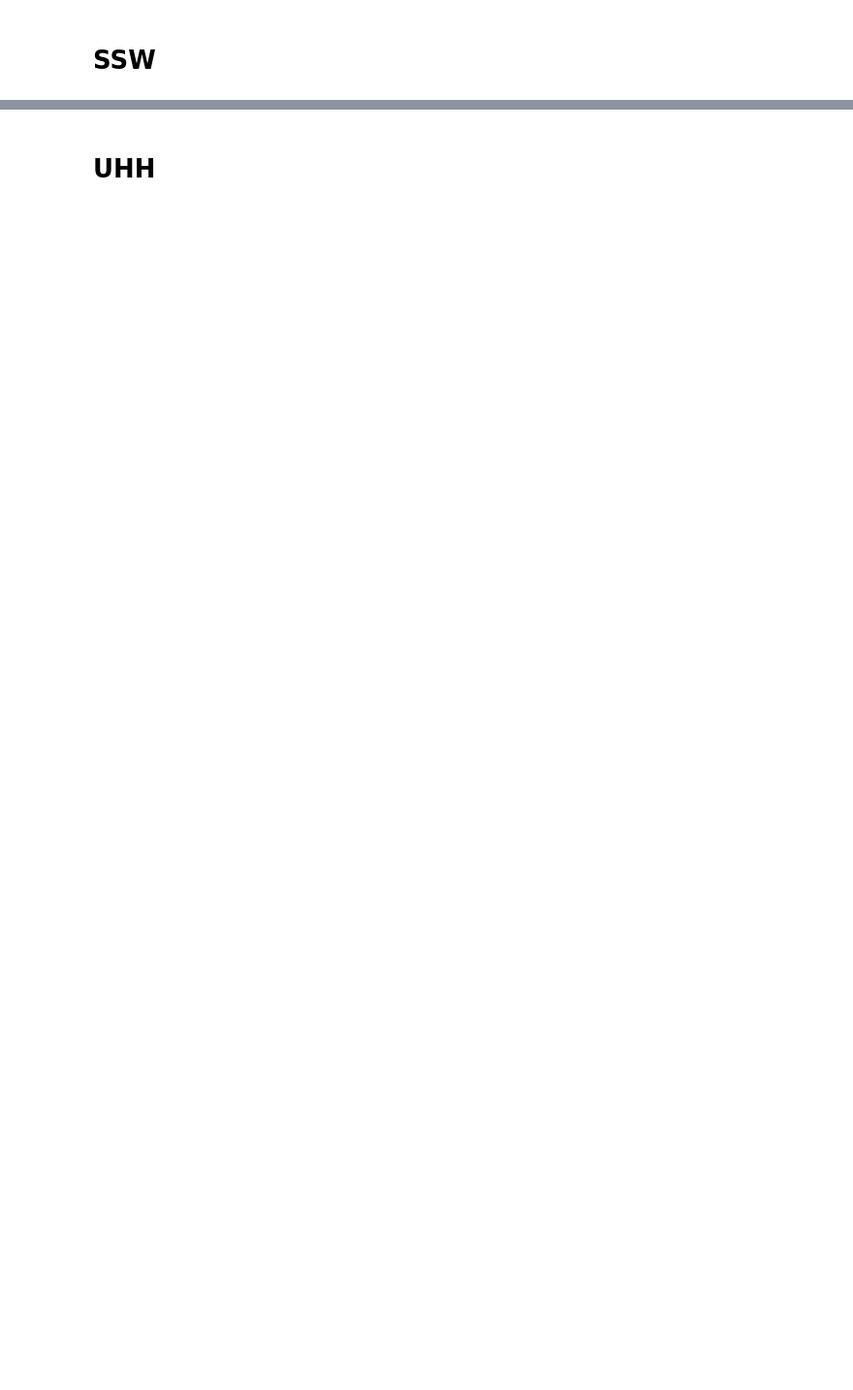
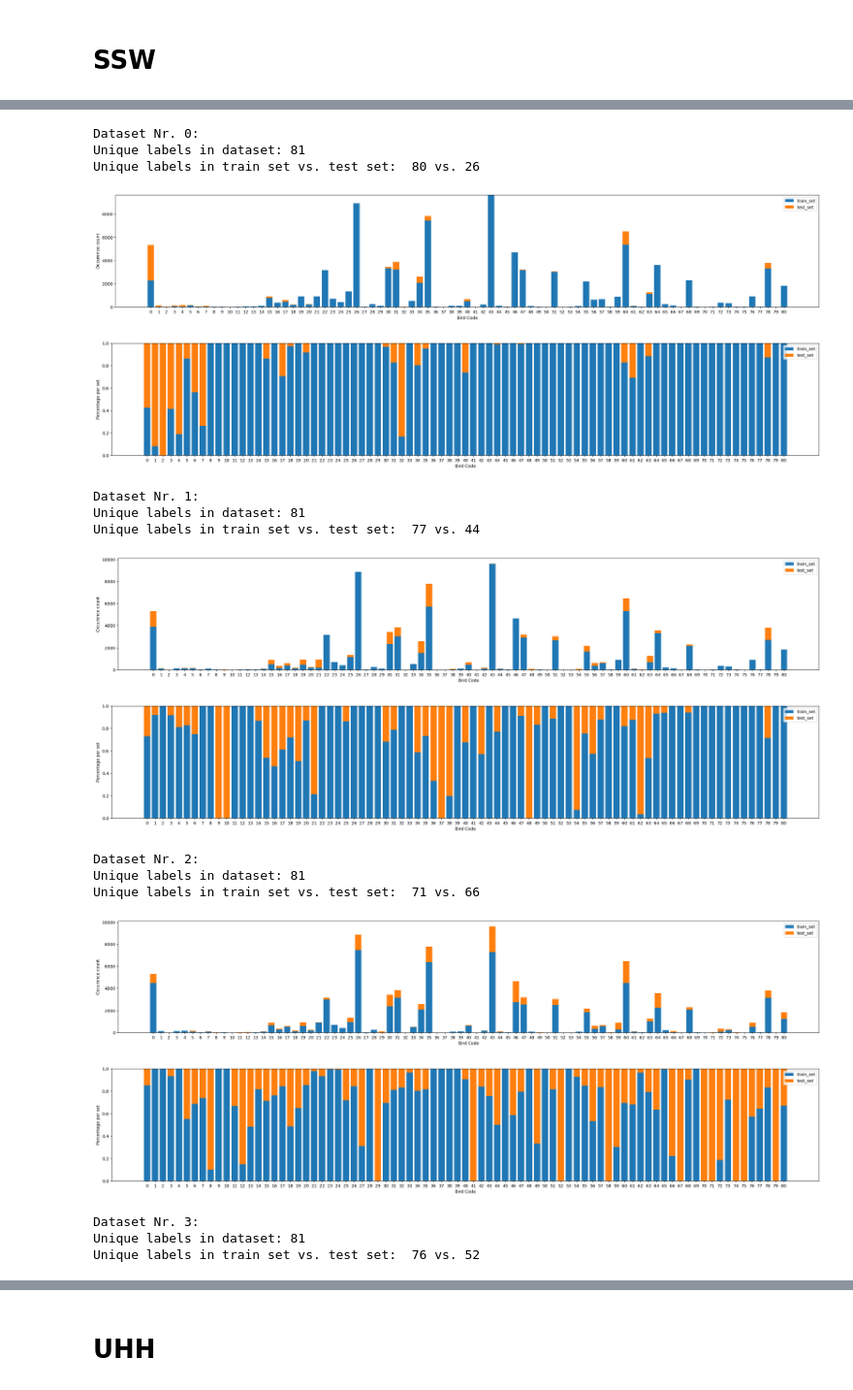
Before and after one commit to DBD-research-group/BirdSet, a Jupyter notebook: notebooks/playground/cross_valid_test_5s_split.ipynb, the cells around one changed output, grey strips where cells are left out. Shown at 97% size. Saved outputs shown, nothing was run; the diff lists cells and outputs as text; code cells hidden in the pictures; blank space fills up the shorter version.

```diff
--- a/notebooks/playground/cross_valid_test_5s_split.ipynb
+++ b/notebooks/playground/cross_valid_test_5s_split.ipynb
@@ -219,0 +156,3 @@ SSW_001_20170225_010000Z
+# %%
+ssw_splitting_dataset = get_splitting_dataset("SSW_scape")
+ssw_cross_valid = split_into_k_datasets(ssw_splitting_dataset, 5)
@@ -219,0 +163,25 @@ SSW_001_20170225_010000Z
+# %%
+figwidth = 30
+for i in range(len(ssw_cross_valid)):
+    print(f"Dataset Nr. {i}:")
+    show_multilabel_stats(ssw_cross_valid[i], figwidth)
+    show_multilabel_percentages(ssw_cross_valid[i], figwidth)
+# %% [output]
+Dataset Nr. 0:
+Unique labels in dataset: 81
+Unique labels in train set vs. test set:  80 vs. 26
+[figure, added]
+[figure, added]
+Dataset Nr. 1:
+Unique labels in dataset: 81
+Unique labels in train set vs. test set:  77 vs. 44
+[figure, added]
+[figure, added]
+Dataset Nr. 2:
+Unique labels in dataset: 81
+Unique labels in train set vs. test set:  71 vs. 66
+[figure, added]
+[figure, added]
+Dataset Nr. 3:
+Unique labels in dataset: 81
+Unique labels in train set vs. test set:  76 vs. 52
```
Also changed, not shown: parts of 29 cells of this notebook.
